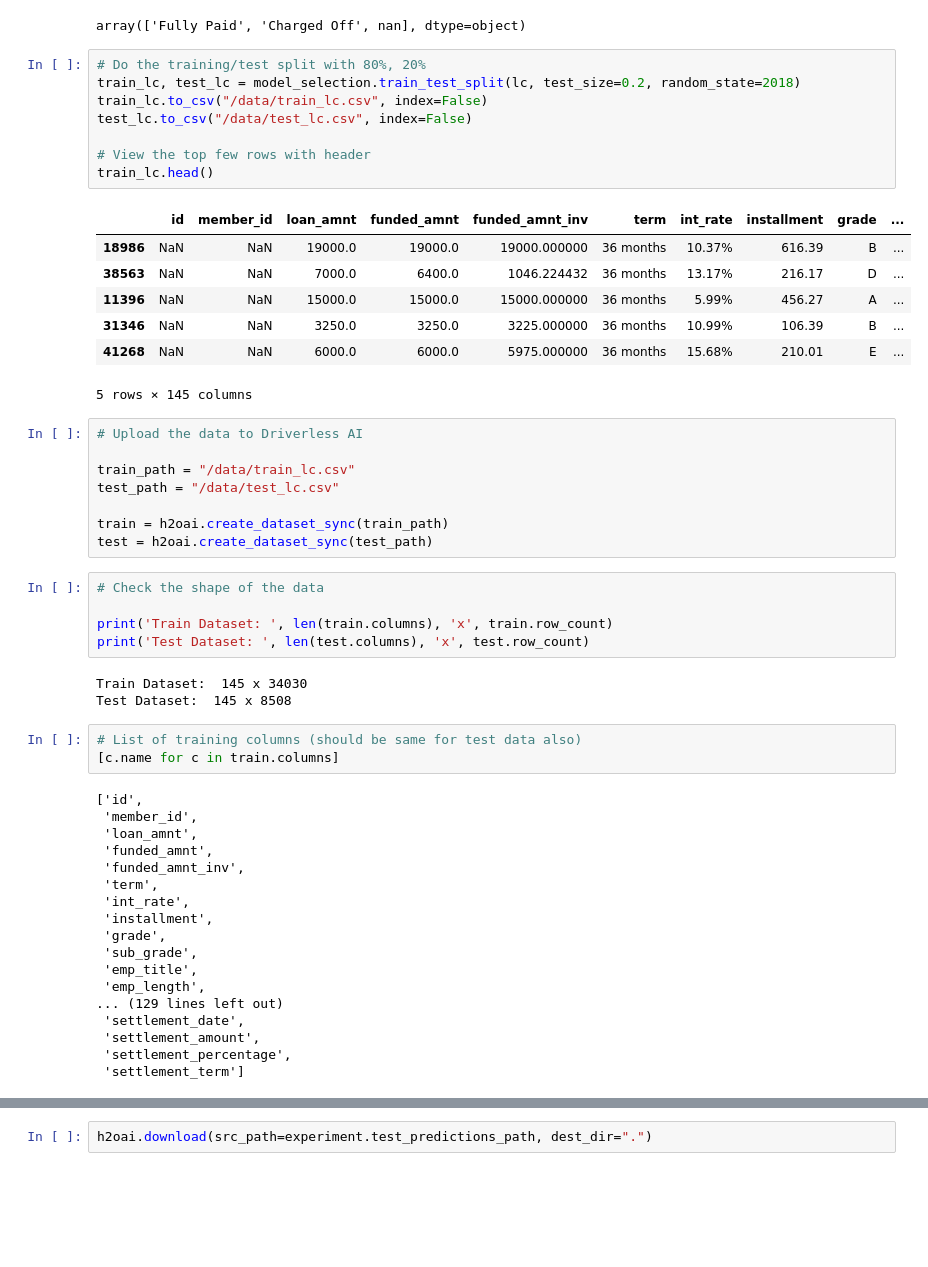
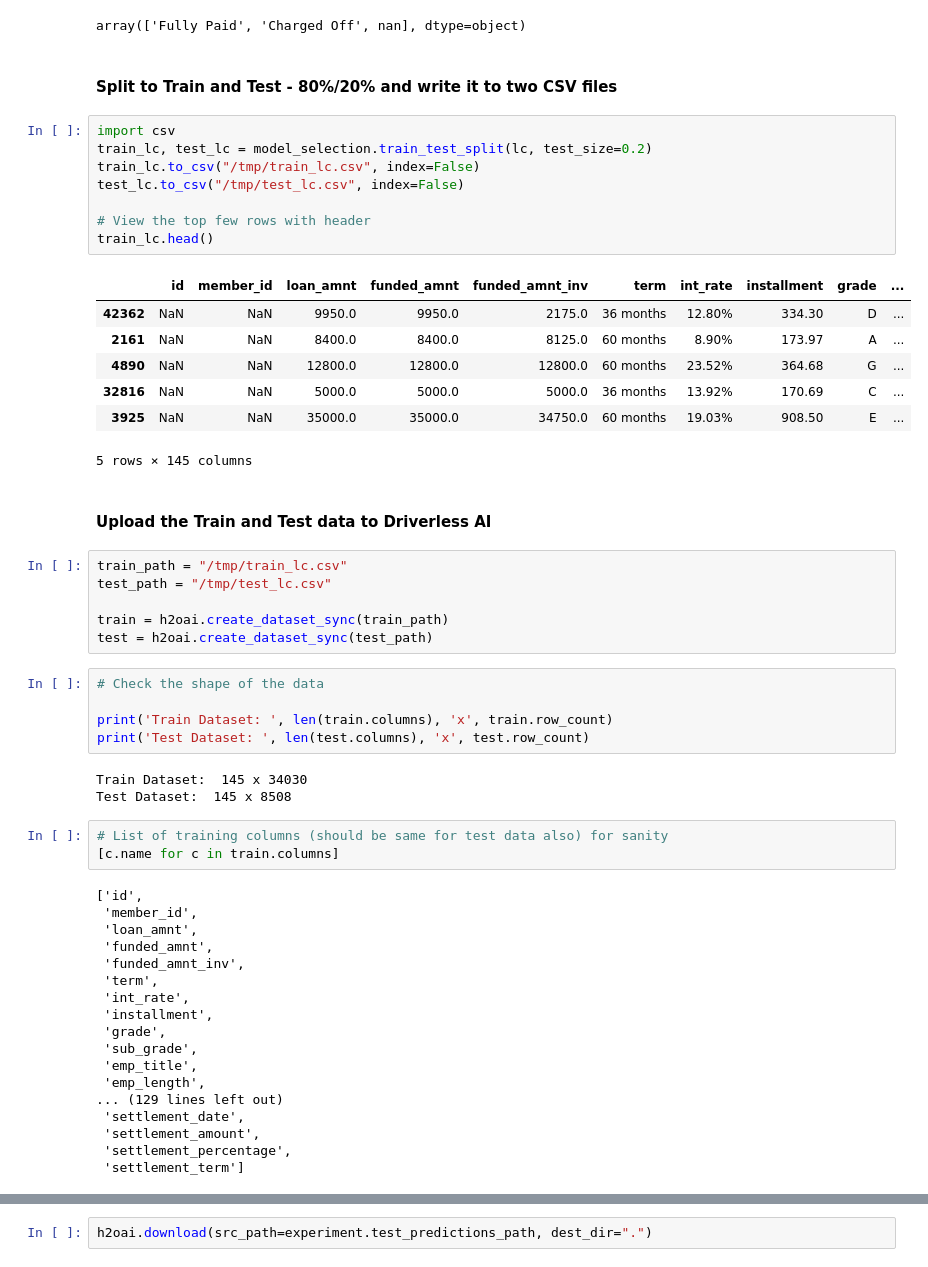
Before and after one commit to h2oai/driverlessai-tutorials, a Jupyter notebook: driverlessai_experiments/iid/lending_club_experiment/h2oai_client_demo-lending_club.ipynb, the cells around one changed output, grey strips where cells are left out. Drawn from its saved outputs; the diff is of its cells as text; blank space fills up the shorter version.

```diff
--- a/driverlessai_experiments/iid/lending_club_experiment/h2oai_client_demo-lending_club.ipynb
+++ b/driverlessai_experiments/iid/lending_club_experiment/h2oai_client_demo-lending_club.ipynb
@@ -51,27 +73,29 @@ lc['loan_status'] = np.where(lc['loan_status'] == 'Does not meet the credit poli
 lc.loan_status.unique()
 # %% [output]
 array(['Fully Paid', 'Charged Off', nan], dtype=object)
+# %% [markdown]
+#### Split to Train and Test - 80%/20%  and write it to two CSV files
 # %%
-# Do the training/test split with 80%, 20%
-train_lc, test_lc = model_selection.train_test_split(lc, test_size=0.2, random_state=2018)
-train_lc.to_csv("/data/train_lc.csv", index=False)
-test_lc.to_csv("/data/test_lc.csv", index=False)
+import csv
+train_lc, test_lc = model_selection.train_test_split(lc, test_size=0.2)
+train_lc.to_csv("/tmp/train_lc.csv", index=False)
+test_lc.to_csv("/tmp/test_lc.csv", index=False)
 
 # View the top few rows with header
 train_lc.head()
 # %% [output]
 |  | id | member_id | loan_amnt | funded_amnt | funded_amnt_inv | term | int_rate | installment | grade | ... |
-| 18986 | NaN | NaN | 19000.0 | 19000.0 | 19000.000000 | 36 months | 10.37% | 616.39 | B | ... |
-| 38563 | NaN | NaN | 7000.0 | 6400.0 | 1046.224432 | 36 months | 13.17% | 216.17 | D | ... |
-| 11396 | NaN | NaN | 15000.0 | 15000.0 | 15000.000000 | 36 months | 5.99% | 456.27 | A | ... |
-| 31346 | NaN | NaN | 3250.0 | 3250.0 | 3225.000000 | 36 months | 10.99% | 106.39 | B | ... |
-| 41268 | NaN | NaN | 6000.0 | 6000.0 | 5975.000000 | 36 months | 15.68% | 210.01 | E | ... |
+| 42362 | NaN | NaN | 9950.0 | 9950.0 | 2175.0 | 36 months | 12.80% | 334.30 | D | ... |
+| 2161 | NaN | NaN | 8400.0 | 8400.0 | 8125.0 | 60 months | 8.90% | 173.97 | A | ... |
+| 4890 | NaN | NaN | 12800.0 | 12800.0 | 12800.0 | 60 months | 23.52% | 364.68 | G | ... |
+| 32816 | NaN | NaN | 5000.0 | 5000.0 | 5000.0 | 36 months | 13.92% | 170.69 | C | ... |
+| 3925 | NaN | NaN | 35000.0 | 35000.0 | 34750.0 | 60 months | 19.03% | 908.50 | E | ... |
 5 rows × 145 columns
+# %% [markdown]
+#### Upload the Train and Test data to Driverless AI
 # %%
-# Upload the data to Driverless AI
-
-train_path = "/data/train_lc.csv"
-test_path = "/data/test_lc.csv"
+train_path = "/tmp/train_lc.csv"
+test_path = "/tmp/test_lc.csv"
 
 train = h2oai.create_dataset_sync(train_path)
 test = h2oai.create_dataset_sync(test_path)
@@ -84,7 +108,7 @@ print('Test Dataset: ', len(test.columns), 'x', test.row_count)
 Train Dataset:  145 x 34030
 Test Dataset:  145 x 8508
 # %%
-# List of training columns (should be same for test data also)
+# List of training columns (should be same for test data also) for sanity
 [c.name for c in train.columns]
 # %% [output]
 ['id',
```
Also changed, not shown: parts of 23 cells of this notebook.
